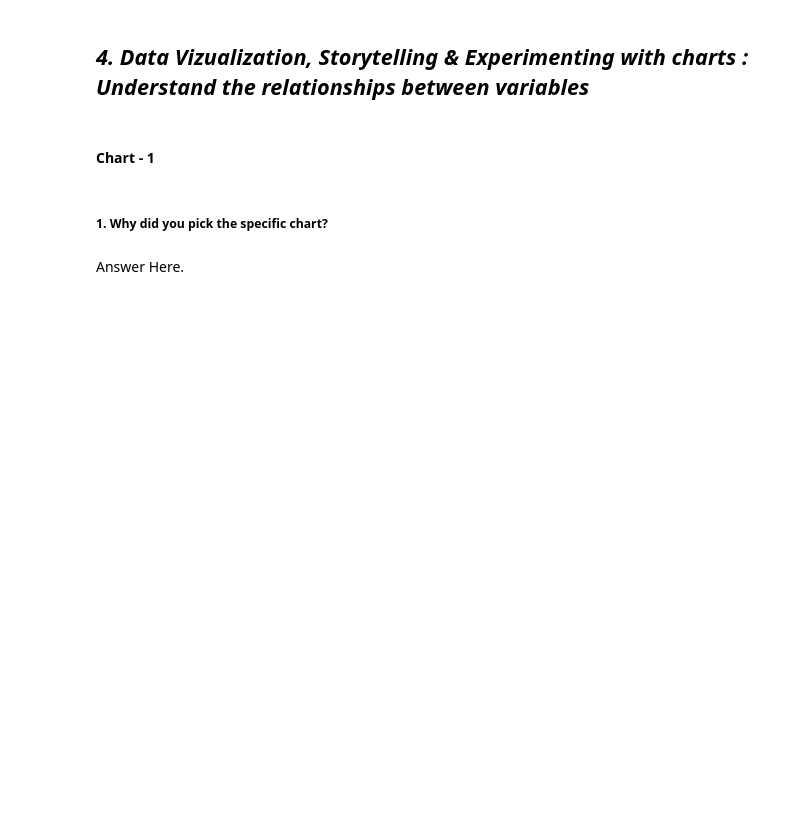
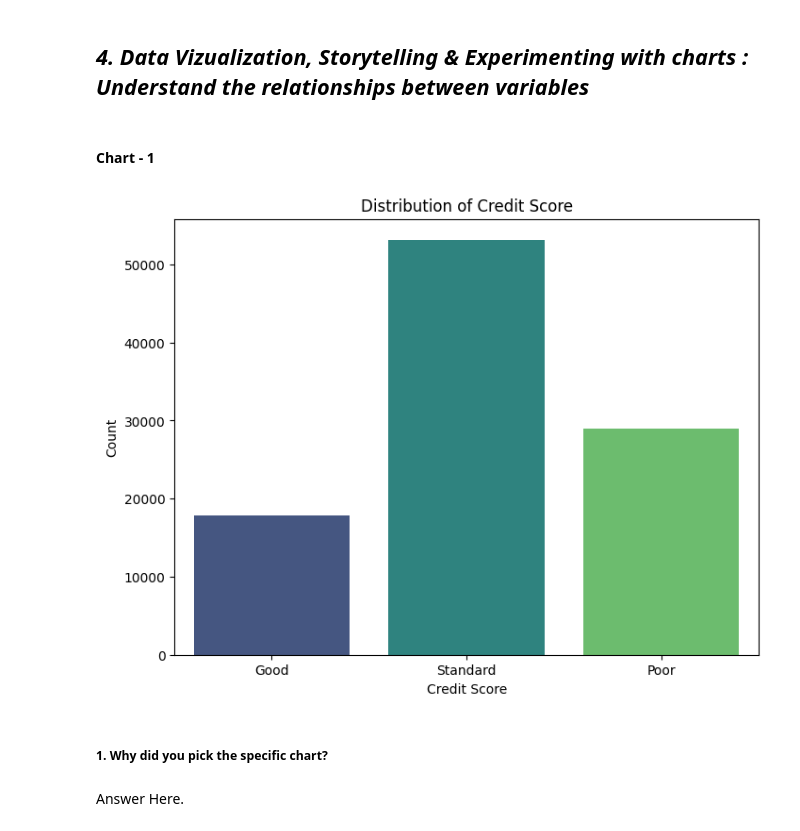
Before and after one commit to Abdullah-47/PaisaBazaar-Credit-Score-Prediction, a Jupyter notebook: PaisaBazaar_Credit_Score_Prediction_ML_Submission.ipynb, the cells around one changed output. Saved outputs shown, nothing was run; the diff lists cells and outputs as text; code cells hidden in the pictures; blank space fills up the shorter version.

```diff
--- a/PaisaBazaar_Credit_Score_Prediction_ML_Submission.ipynb
+++ b/PaisaBazaar_Credit_Score_Prediction_ML_Submission.ipynb
@@ -129,0 +419,28 @@ Answer Here
+# %%
+# Write your code to make your dataset analysis ready.
+
+# Handle inconsistent formatting and suspicious values
+df_train['SSN'] = df_train['SSN'].astype(str)
+df_train['Age'] = df_train['Age'].astype(int)
+
+# Create a new feature 'Num_of_Distinct_Loan_Types' by parsing the 'Type_of_Loan' column
+# to count the number of unique loan types for each customer, addressing the identified issue with this column's format.
+df_train['Num_of_Distinct_Loan_Types'] = df_train['Type_of_Loan'].apply(lambda x: len(set([loan.strip() for loan in x.split(',') if 'Not Specified' not in loan])))
+
+# Standardize the values in the 'Payment_of_Min_Amount' column by mapping 'NM' to 'No'
+# to handle the inconsistent entry and ensure consistent representation of payment behavior.
+df_train['Payment_of_Min_Amount'] = df_train['Payment_of_Min_Amount'].replace('NM', 'No')
+
+
+# Analyze the relationships between numerical features, particularly between 'Annual_Income' and
+# 'Monthly_Inhand_Salary', and consider if one should be dropped or transformed.
+correlation = df_train['Annual_Income'].corr(df_train['Monthly_Inhand_Salary'])
+print(f"Correlation between Annual_Income and Monthly_Inhand_Salary: {correlation}")
+
+# Create new features that might be helpful for analysis, such as the number of distinct loan types.
+df_train['Num_of_Distinct_Loan_Types'] = df_train['Type_of_Loan'].apply(lambda x: len(set([loan.strip() for loan in x.split(',') if 'Not Specified' not in loan])))
+
+#  Based on the high correlation, I will drop the 'Annual_Income' column.
+# I will also convert 'Credit_History_Age' from months to years for better interpretability.
+df_train = df_train.drop('Annual_Income', axis=1)
+df_train['Credit_History_Age_Years'] = df_train['Credit_History_Age'] / 12
@@ -140,3 +504,13 @@ Answer Here.
+# %%
+# Chart - 1 visualization code
+plt.figure(figsize=(8, 6))
+sns.countplot(data=df_train, x='Credit_Score', palette='viridis')
+plt.title('Distribution of Credit Score')
+plt.xlabel('Credit Score')
+plt.ylabel('Count')
+plt.show()
+# %% [output]
+[figure, added]
 # %% [markdown]
 ##### 1. Why did you pick the specific chart?
 # %% [markdown]
```
Also changed, not shown: parts of 104 cells of this notebook.
